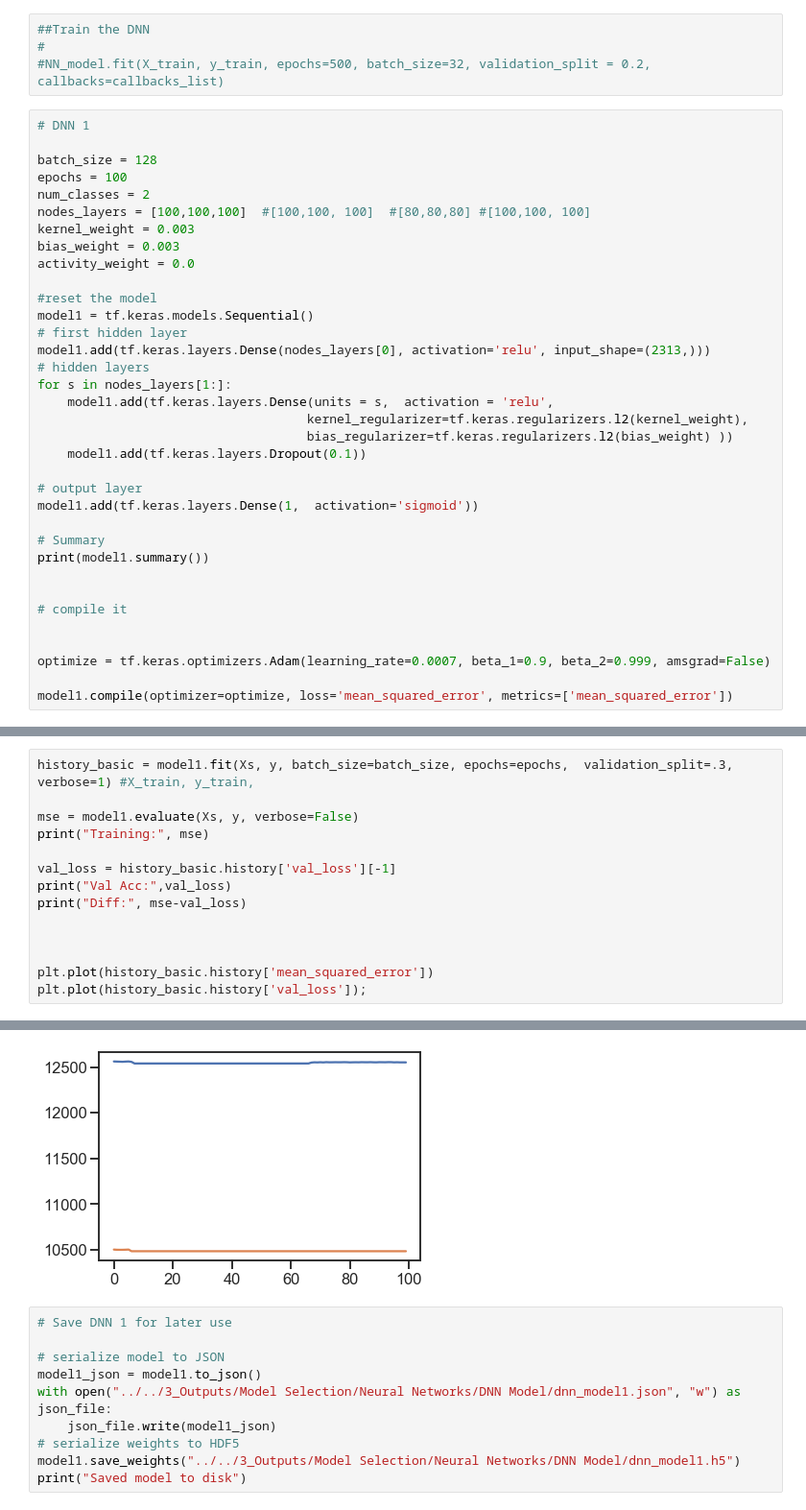
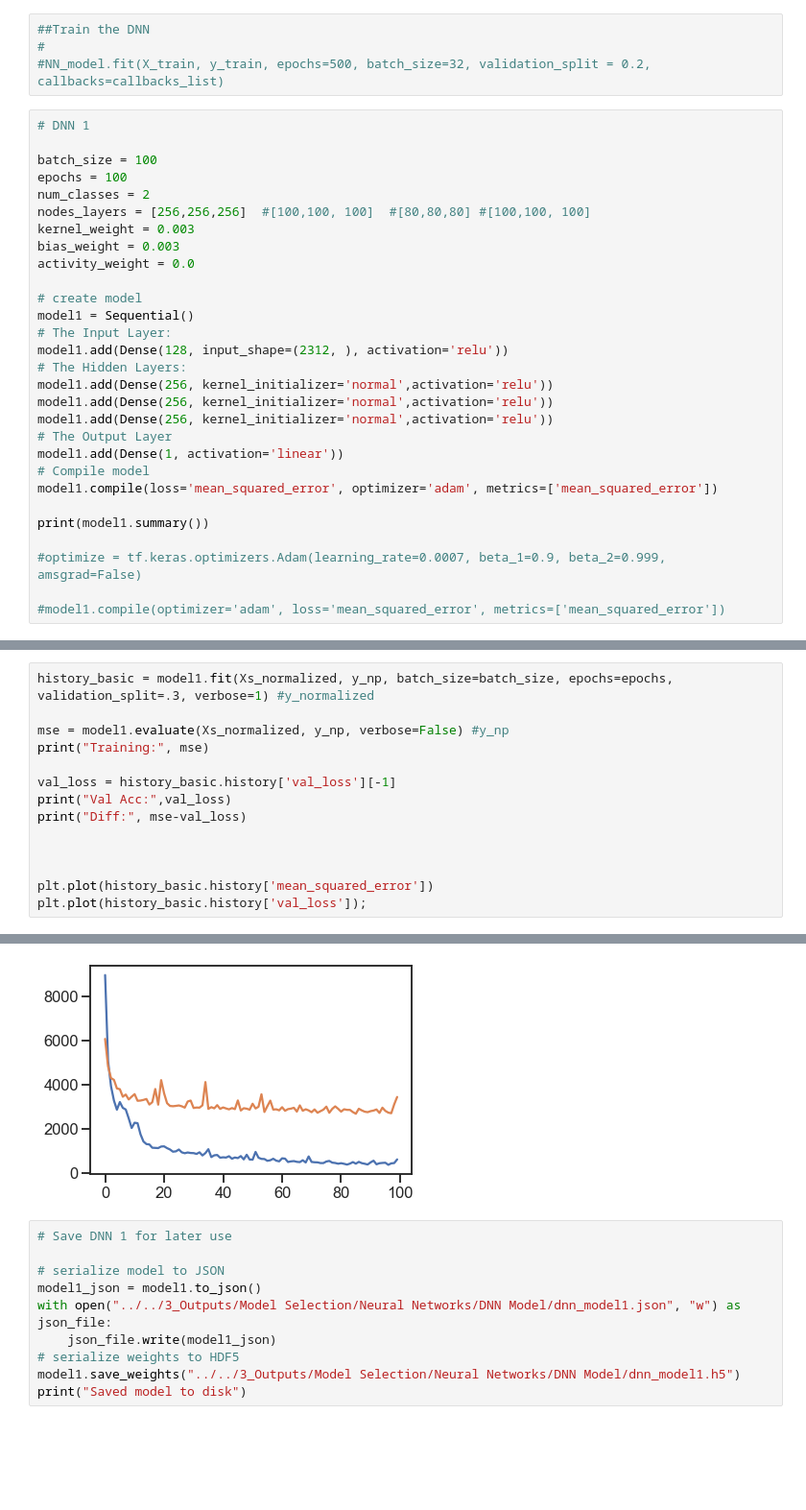
Before and after one commit to jake-w-schneider/SYPA, a Jupyter notebook: 1_Scripts/Harvard_SYPA/4c_Model_Selection_Neural_Networks.ipynb, the cells around one changed output, grey strips where cells are left out. Shown at 96% size. Saved outputs shown, nothing was run; the diff lists cells and outputs as text; blank space fills up the shorter version.

```diff
--- a/1_Scripts/Harvard_SYPA/4c_Model_Selection_Neural_Networks.ipynb
+++ b/1_Scripts/Harvard_SYPA/4c_Model_Selection_Neural_Networks.ipynb
@@ -212,36 +264,30 @@ Resources: Homework from Harvard Compsci 209a <br>
 # %%
 # DNN 1
 
-batch_size = 128
+batch_size = 100
 epochs = 100
 num_classes = 2
-nodes_layers = [100,100,100]  #[100,100, 100]  #[80,80,80] #[100,100, 100]
+nodes_layers = [256,256,256]  #[100,100, 100]  #[80,80,80] #[100,100, 100]
 kernel_weight = 0.003
 bias_weight = 0.003
 activity_weight = 0.0
 
-#reset the model
-model1 = tf.keras.models.Sequential()
-# first hidden layer
-model1.add(tf.keras.layers.Dense(nodes_layers[0], activation='relu', input_shape=(2313,)))
-# hidden layers
-for s in nodes_layers[1:]:
-    model1.add(tf.keras.layers.Dense(units = s,  activation = 'relu',
-                                    kernel_regularizer=tf.keras.regularizers.l2(kernel_weight),
-                                    bias_regularizer=tf.keras.regularizers.l2(bias_weight) ))
-    model1.add(tf.keras.layers.Dropout(0.1))
+# create model
+model1 = Sequential()
+# The Input Layer:
+model1.add(Dense(128, input_shape=(2312, ), activation='relu'))
+# The Hidden Layers:
+model1.add(Dense(256, kernel_initializer='normal',activation='relu'))
+model1.add(Dense(256, kernel_initializer='normal',activation='relu'))
+model1.add(Dense(256, kernel_initializer='normal',activation='relu'))
+# The Output Layer
+model1.add(Dense(1, activation='linear'))
+# Compile model
+model1.compile(loss='mean_squared_error', optimizer='adam', metrics=['mean_squared_error'])
 
-# output layer
-model1.add(tf.keras.layers.Dense(1,  activation='sigmoid'))
-
-# Summary
 print(model1.summary())
 
+#optimize = tf.keras.optimizers.Adam(learning_rate=0.0007, beta_1=0.9, beta_2=0.999, amsgrad=False)
 
-# compile it
-
-
-optimize = tf.keras.optimizers.Adam(learning_rate=0.0007, beta_1=0.9, beta_2=0.999, amsgrad=False)
-
-model1.compile(optimizer=optimize, loss='mean_squared_error', metrics=['mean_squared_error'])
+#model1.compile(optimizer='adam', loss='mean_squared_error', metrics=['mean_squared_error'])
 # %% [output]
@@ -263,9 +311,9 @@ Non-trainable params: 0
 _________________________________________________________________
 None
 # %%
-history_basic = model1.fit(Xs, y, batch_size=batch_size, epochs=epochs,  validation_split=.3, verbose=1) #X_train, y_train,
+history_basic = model1.fit(Xs_normalized, y_np, batch_size=batch_size, epochs=epochs,  validation_split=.3, verbose=1) #y_normalized
 
-mse = model1.evaluate(Xs, y, verbose=False)
+mse = model1.evaluate(Xs_normalized, y_np, verbose=False) #y_np
 print("Training:", mse)
 
 val_loss = history_basic.history['val_loss'][-1]
@@ -297,4 +345,4 @@ Diff: [1439.57376048 1439.57990959]
-[figure, old version]
+[figure, new version]
 # %%
 # Save DNN 1 for later use
 
```
Also changed, not shown: parts of 14 cells of this notebook, 13 other files.
